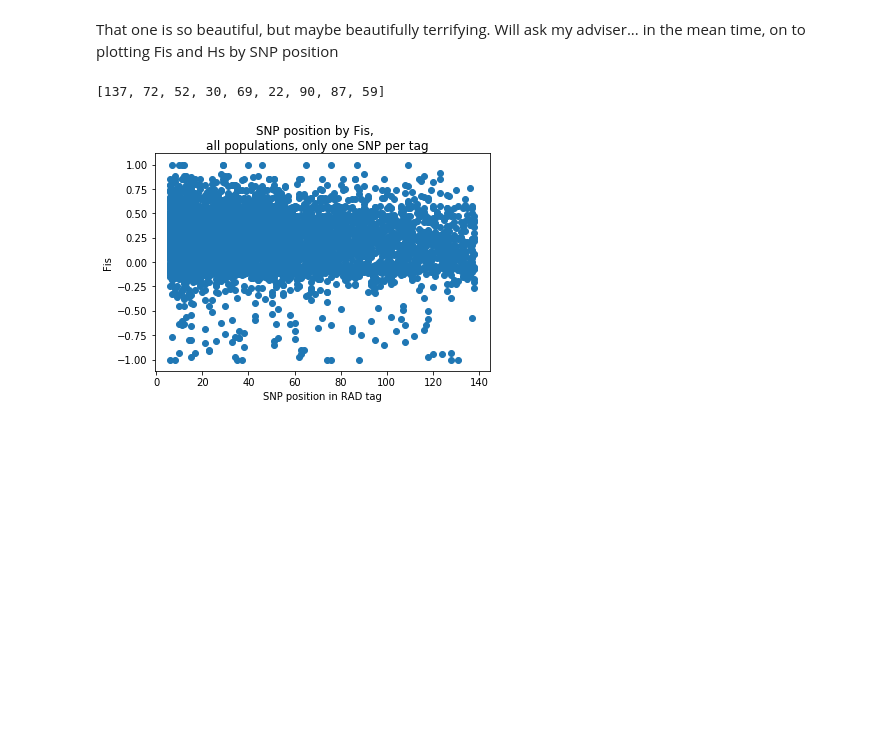
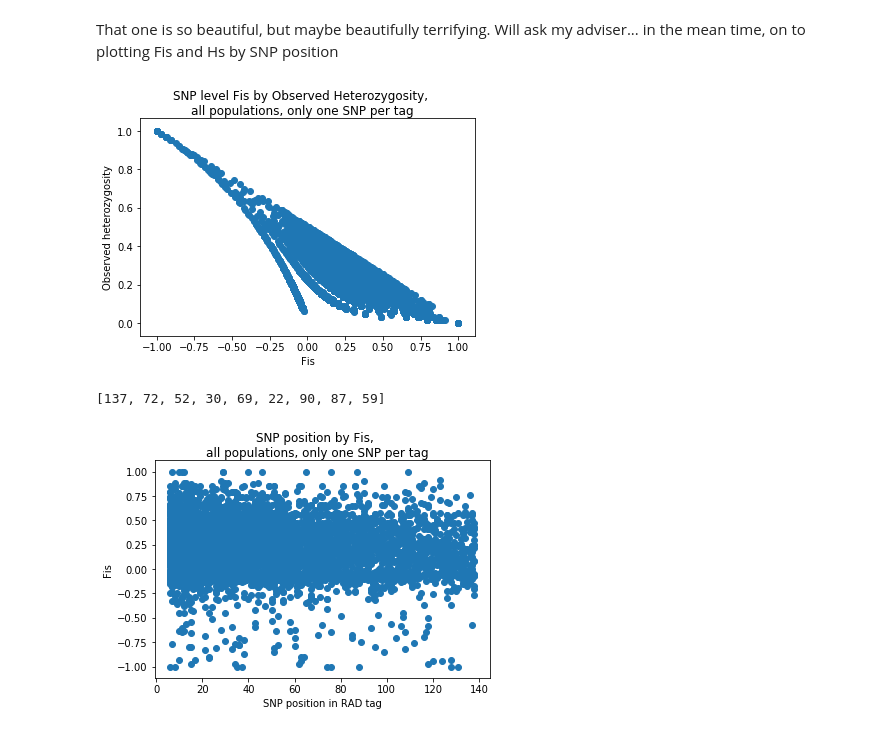
Before and after one commit to nclowell/RAD_scallops, a Jupyter notebook: CRAGIG_run1/Notebooks/data_processing/Exploratory_plots_of_het_Fis_RD_seqposition.ipynb, the cells around one changed output. Cells and saved outputs as stored; diff of their text form; code cells hidden in the pictures; blank space fills up the shorter version.

```diff
--- a/CRAGIG_run1/Notebooks/data_processing/Exploratory_plots_of_het_Fis_RD_seqposition.ipynb
+++ b/CRAGIG_run1/Notebooks/data_processing/Exploratory_plots_of_het_Fis_RD_seqposition.ipynb
@@ -77,5 +88,13 @@ plt.show()
 # %% [markdown]
 That one is so beautiful, but maybe beautifully terrifying. Will ask my adviser... in the mean time, on to plotting Fis and Hs by SNP position
+# %%
+plt.scatter(Fis, Ho)
+plt.suptitle("SNP level Fis by Observed Heterozygosity, \nall populations, only one SNP per tag")
+plt.xlabel("Fis")
+plt.ylabel("Observed heterozygosity")
+plt.show()
+# %% [output]
+[figure, added]
 # %%
 # get SNP positions into list, in order of Hs and Fis file
 
```
Also changed, not shown: parts of 22 cells of this notebook, 3 other files.
